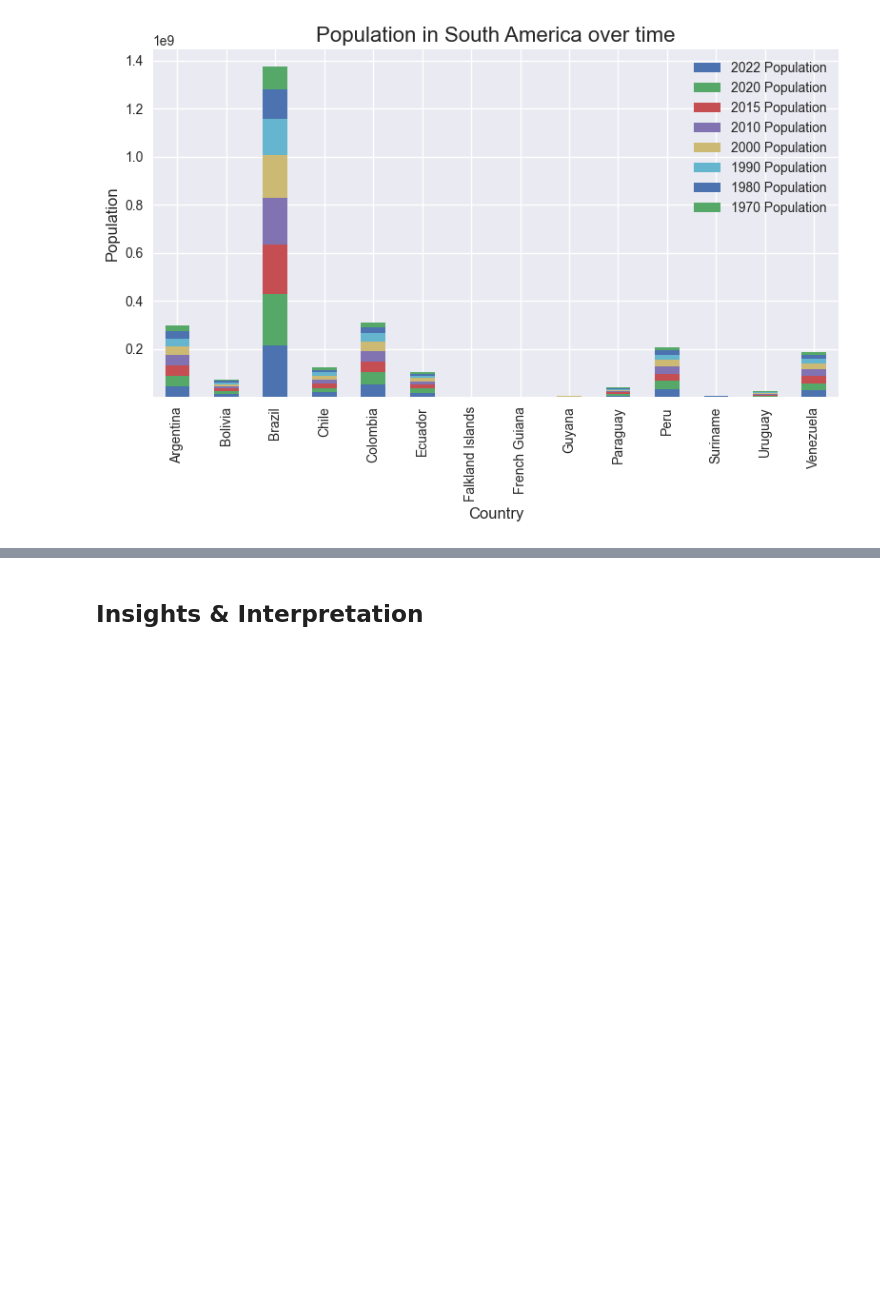
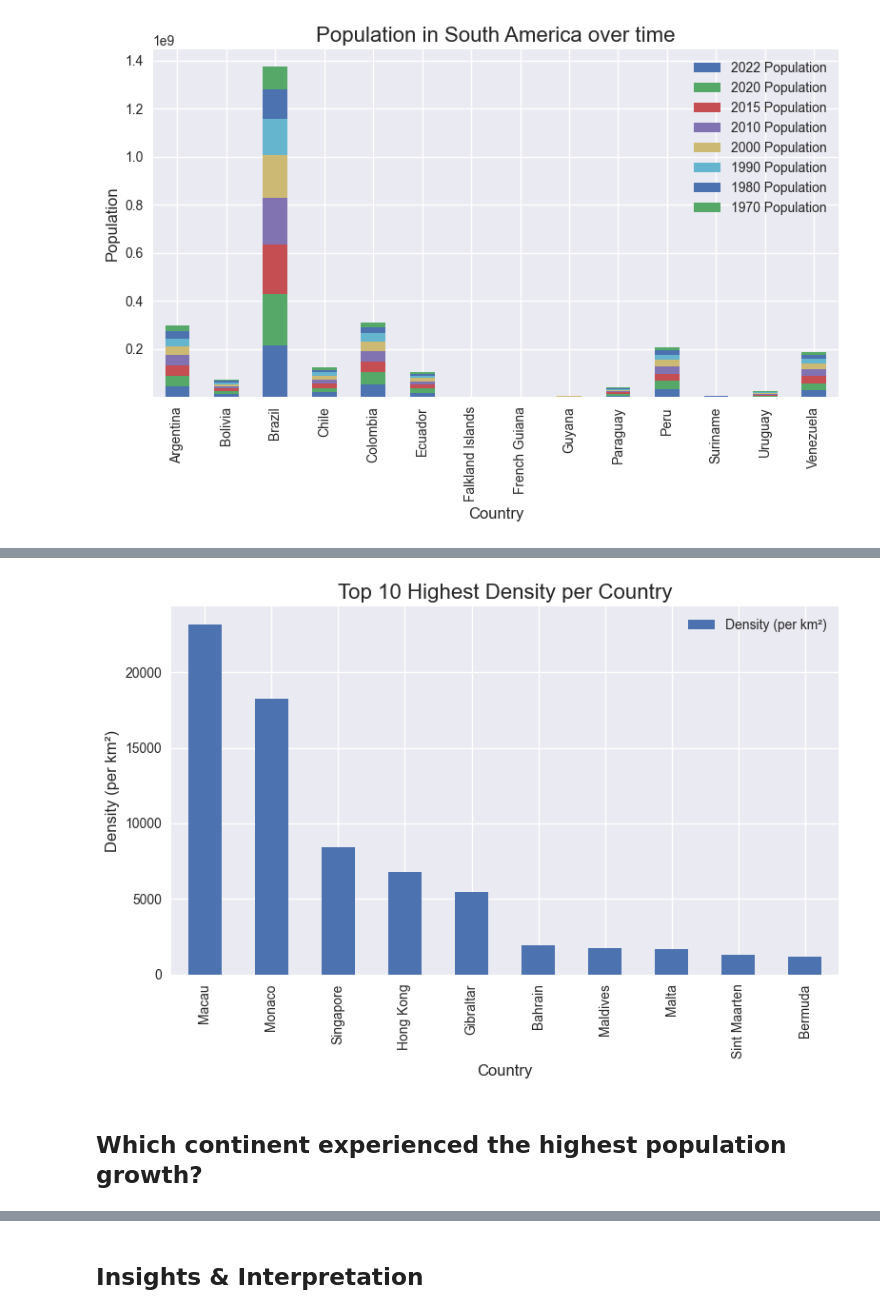
Before and after one commit to Octo-Data-Scientist/Data-Analysis, a Jupyter notebook: World Population/world_population.ipynb, the cells around one changed output, grey strips where cells are left out. Saved outputs shown, nothing was run; the diff lists cells and outputs as text; code cells hidden in the pictures; blank space fills up the shorter version.

```diff
--- a/World Population/world_population.ipynb
+++ b/World Population/world_population.ipynb
@@ -749,0 +748,3 @@ array(['Asia', 'Europe', 'Africa', 'Oceania', 'North America',
+# %%
+top_den = df.groupby("Country").agg({"Density (per km²)":"sum"}).sort_values(by = "Density (per km²)", ascending = False).head(10)
+top_den
@@ -749,0 +764,13 @@ array(['Asia', 'Europe', 'Africa', 'Oceania', 'North America',
+# %%
+# Plot
+top_den.plot(kind = "bar")
+
+# Add Labels and title
+plt.title("Top 10 Highest Density per Country", fontsize = 16)
+plt.xlabel("Country", fontsize = 12)
+plt.ylabel("Density (per km²)", fontsize = 12)
+
+plt.tight_layout()
+plt.show()
+# %% [output]
+[figure, added]
@@ -749,0 +779,2 @@ array(['Asia', 'Europe', 'Africa', 'Oceania', 'North America',
+# %% [markdown]
+## Which continent experienced the highest population growth?
```
Also changed, not shown: parts of 20 cells of this notebook.
